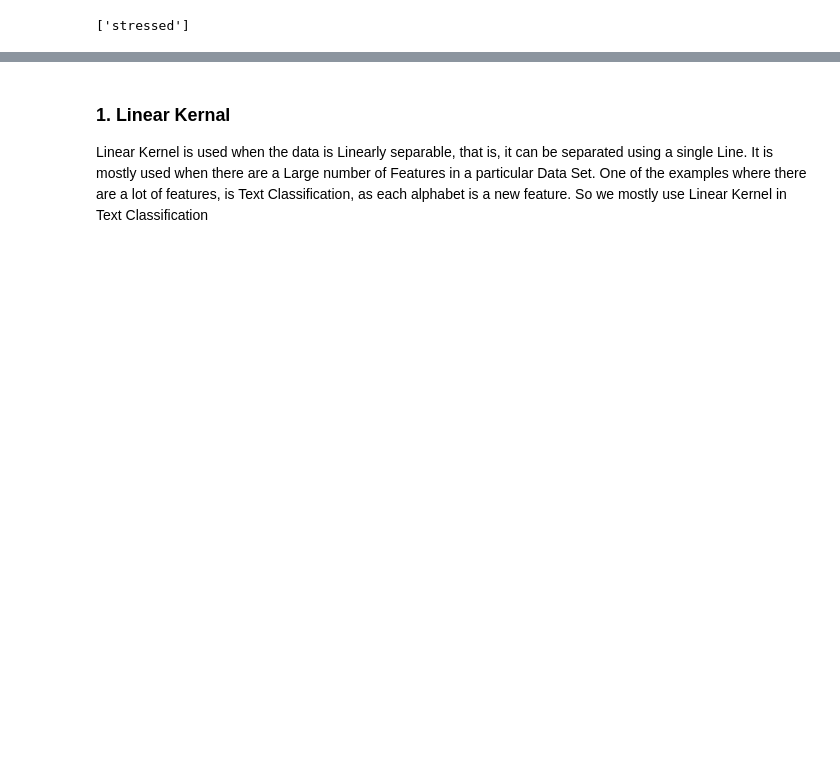
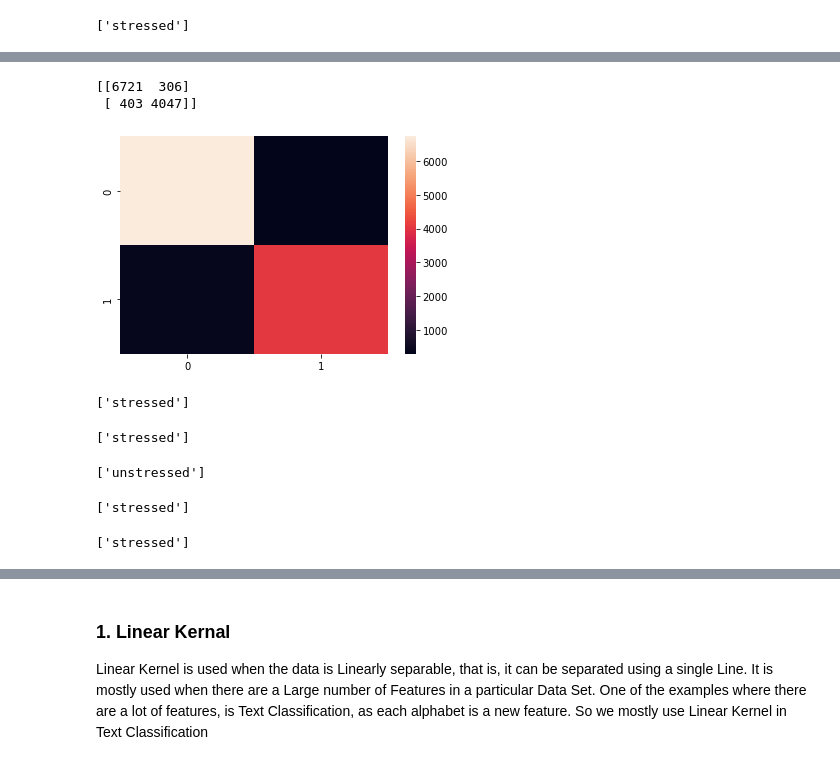
Before and after one commit to Mental-Health-Montitoring-with-AI/Mental-Health-Detection-with-NLP-Notebook, a Jupyter notebook: Model Building.ipynb, the cells around one changed output, grey strips where cells are left out. Saved outputs shown, nothing was run; the diff lists cells and outputs as text; code cells hidden in the pictures; blank space fills up the shorter version.

```diff
--- a/Model Building.ipynb
+++ b/Model Building.ipynb
@@ -234,0 +306,3 @@ No!!! Let's try another algorithms
+# %%
+y_pred_l1 = clf_l1.predict(X_test)
+print(classification_report(y_test, y_pred_l1))
@@ -234,0 +318,28 @@ No!!! Let's try another algorithms
+# %%
+print(confusion_matrix(y_test, y_pred_l1))
+sns.heatmap(confusion_matrix(y_test, y_pred_l1))
+plt.show()
+# %% [output]
+[[6721  306]
+ [ 403 4047]]
+[figure, added]
+# %%
+detect_emotion(clf_l1, "hurrah! today i have cracked my interview. i feel very happy after that.")
+# %% [output]
+['stressed']
+# %%
+detect_emotion(clf_l2, "hurrah! today i have cracked my interview. i feel very happy after that.")
+# %% [output]
+['stressed']
+# %%
+detect_emotion(clf, "hurrah! today i have cracked my interview. i feel very happy after that.")
+# %% [output]
+['unstressed']
+# %%
+detect_emotion(clf, "people call me only when they need")
+# %% [output]
+['stressed']
+# %%
+detect_emotion(clf_l1, "people call me only when they need")
+# %% [output]
+['stressed']
```
Also changed, not shown: parts of 96 cells of this notebook, 4 other files.
